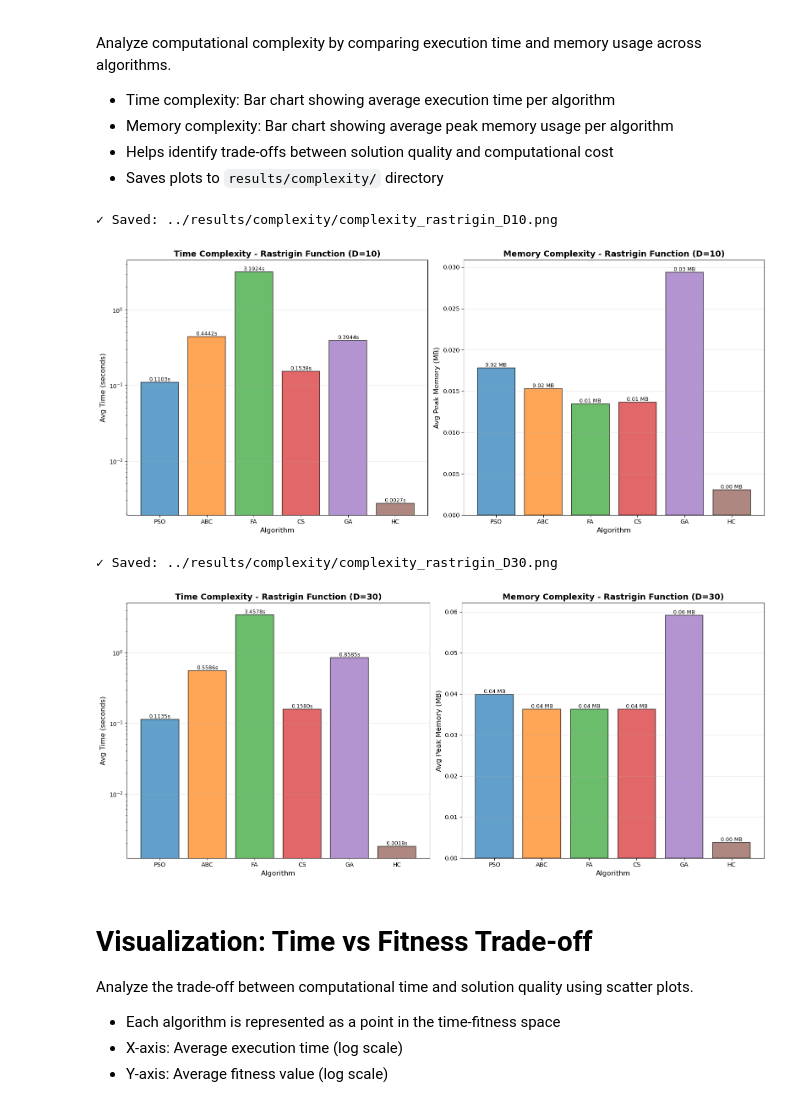
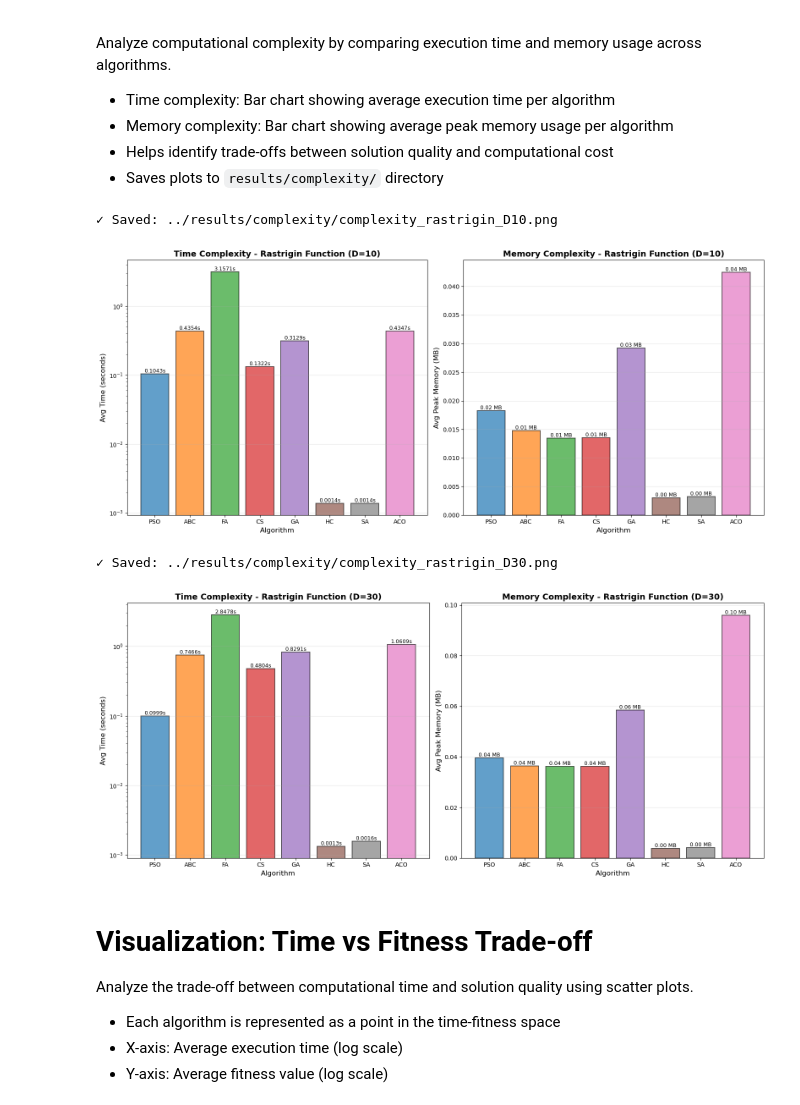
Before and after one commit to lee-vtruong/CS-AI-N3, a Jupyter notebook: notebooks/01_Experiment_Rastrigin.ipynb, the cells around one changed output. Cells and saved outputs as stored; diff of their text form; code cells hidden in the pictures.

```diff
--- a/notebooks/01_Experiment_Rastrigin.ipynb
+++ b/notebooks/01_Experiment_Rastrigin.ipynb
@@ -61,7 +61,9 @@ ALGO_PARAMS = {
     'fa': {'alpha': 0.5, 'beta0': 1.0, 'gamma': 0.95},
     'cs': {'pa': 0.25, 'beta': 1.5},
     'ga': {'crossover_rate': 0.8, 'mutation_rate': 0.02},
-    'hc': {'step_size': 0.1}
+    'hc': {'step_size': 0.1},
+    'sa': {'initial_temp': 100.0, 'cooling_rate': 0.95, 'min_temp': 0.01},
+    'aco': {'q': 0.1, 'xi': 0.85}
 }
 
 ALGOS = {
@@ -70,7 +72,9 @@ ALGOS = {
     'FA': fa.firefly_continuous,
     'CS': cs.cuckoo_search_continuous,
     'GA': ga.genetic_continuous,
-    'HC': hc.hill_climbing_continuous
+    'HC': hc.hill_climbing_continuous,
+    'SA': sa.simulated_annealing_continuous,
+    'ACO': aco.aco_continuous
 }
 
 print("=" * 60)
@@ -136,9 +140,16 @@ for D in DIMENSIONS:
             start_time = time.time()
 
             # All algorithms use _continuous functions
-            # HC doesn't need pop_size parameter
+            # HC and SA don't need pop_size parameter
             if algo_name == 'HC':
                 sol, fit, hist = algo_func(rastrigin, bounds, D, MAX_ITER, **ALGO_PARAMS['hc'])
+            elif algo_name == 'SA':
+                sol, fit, hist = algo_func(rastrigin, bounds, D, MAX_ITER, **ALGO_PARAMS['sa'])
+            elif algo_name == 'ACO':
+                # ACO needs archive_size as separate parameter (typically = n_dim or pop_size)
+                archive_size = max(D, POP_SIZE)  # Use max of dimension and pop_size
+                aco_params = ALGO_PARAMS['aco'].copy()
+                sol, fit, hist = algo_func(rastrigin, bounds, D, archive_size, POP_SIZE, MAX_ITER, **aco_params)
             else:
                 sol, fit, hist = algo_func(rastrigin, bounds, D, POP_SIZE, MAX_ITER,
                                           **ALGO_PARAMS[algo_name.lower()])
@@ -307,10 +318,12 @@ colors = {
     'FA': '#2ca02c',
     'CS': '#d62728',
     'GA': '#9467bd',
-    'HC': '#8c564b'
+    'HC': '#8c564b',
+    'SA': '#7f7f7f',
+    'ACO': '#e377c2'
 }
 
-algorithms = ['PSO', 'ABC', 'FA', 'CS', 'GA', 'HC']
+algorithms = ['PSO', 'ABC', 'FA', 'CS', 'GA', 'HC', 'SA', 'ACO']
 
 # Create plots for each dimension
 for D in DIMENSIONS:
@@ -361,10 +374,12 @@ colors = {
     'FA': '#2ca02c',
     'CS': '#d62728',
     'GA': '#9467bd',
-    'HC': '#8c564b'
+    'HC': '#8c564b',
+    'SA': '#7f7f7f',
+    'ACO': '#e377c2'
 }
 
-algorithms = ['PSO', 'ABC', 'FA', 'CS', 'GA', 'HC']
+algorithms = ['PSO', 'ABC', 'FA', 'CS', 'GA', 'HC', 'SA', 'ACO']
 
 # Create box plots for each dimension
 for D in DIMENSIONS:
@@ -442,10 +457,12 @@ colors = {
     'FA': '#2ca02c',
     'CS': '#d62728',
     'GA': '#9467bd',
-    'HC': '#8c564b'
+    'HC': '#8c564b',
+    'SA': '#7f7f7f',
+    'ACO': '#e377c2'
 }
 
-algorithms = ['PSO', 'ABC', 'FA', 'CS', 'GA', 'HC']
+algorithms = ['PSO', 'ABC', 'FA', 'CS', 'GA', 'HC', 'SA', 'ACO']
 
 # Create plots for each dimension
 for D in DIMENSIONS:
@@ -486,35 +503,35 @@ for D in DIMENSIONS:
 
     # --- Memory Complexity Bar Chart ---
     bars2 = ax2.bar(algo_names, memories, color=bar_colors, alpha=0.7, edgecolor='black', linewidth=1.2)
     ax2.set_xlabel('Algorithm', fontsize=12)
     ax2.set_ylabel('Avg Peak Memory (MB)', fontsize=12)
     ax2.set_title(f'Memory Complexity - Rastrigin Function (D={D})',
                   fontsize=14, fontweight='bold')
     ax2.grid(True, alpha=0.3, axis='y')
 
     # Add value labels on bars
     for bar in bars2:
         height = bar.get_height()
         ax2.text(bar.get_x() + bar.get_width()/2., height,
                 f'{height:.2f} MB',
                 ha='center', va='bottom', fontsize=9)
 
     plt.tight_layout()
 
     # Save figure
     results_output_dir = os.path.join('..', 'results', 'complexity')
     os.makedirs(results_output_dir, exist_ok=True)
     output_file = os.path.join(results_output_dir, f'complexity_rastrigin_D{D}.png')
     plt.savefig(output_file, dpi=300, bbox_inches='tight')
     print(f"✓ Saved: {output_file}")
 
     # Display in notebook
     plt.show()
 # %% [output]
 ✓ Saved: ../results/complexity/complexity_rastrigin_D10.png
-[figure, old version]
+[figure, new version]
 ✓ Saved: ../results/complexity/complexity_rastrigin_D30.png
-[figure, old version]
+[figure, new version]
 # %% [markdown]
 # Visualization: Time vs Fitness Trade-off
 
```
Also changed, not shown: parts of 7 cells of this notebook, 29 other files.
